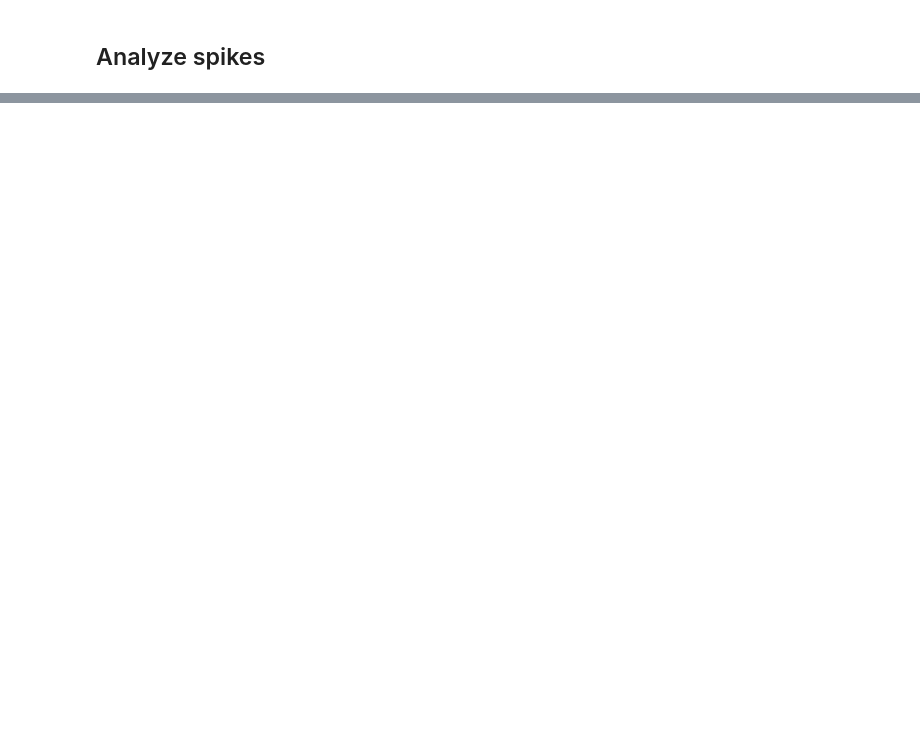
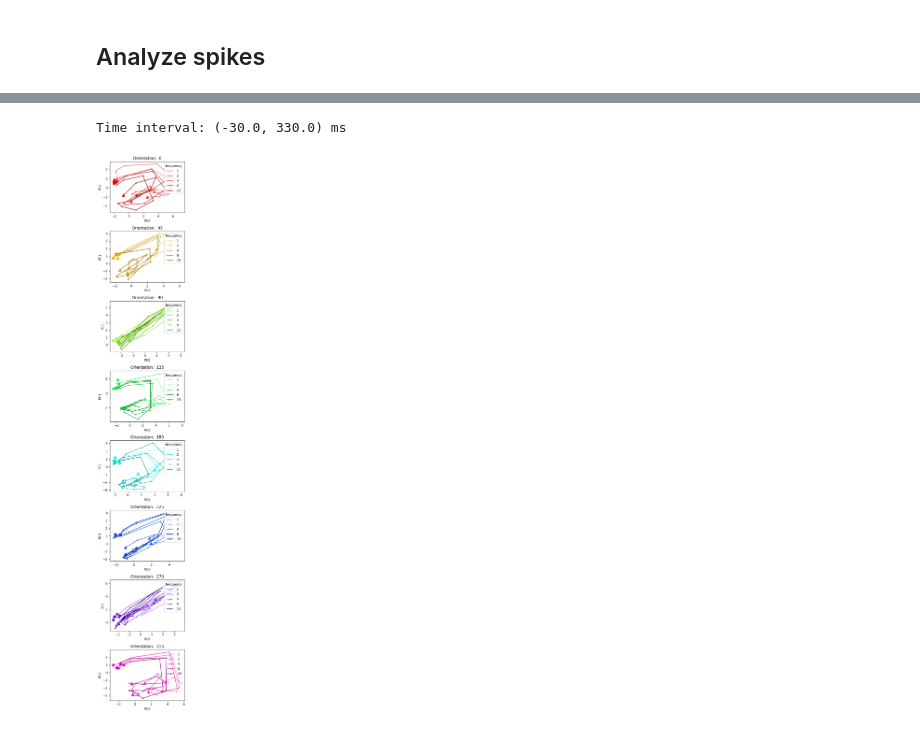
Before and after one commit to chenziao/Analyzing_Allen_Visual_Coding_Neuropixels_Dataset, a Jupyter notebook: Analyze_Visual_Spike.ipynb, the cells around one changed output, grey strips where cells are left out. Cells and saved outputs as stored; diff of their text form; code cells hidden in the pictures; blank space fills up the shorter version.

```diff
--- a/Analyze_Visual_Spike.ipynb
+++ b/Analyze_Visual_Spike.ipynb
@@ -149,0 +189,38 @@ plt.show()
+# %%
+pop_vec_cond = pop_vec.sel(condition_id=condition_id)
+n_orient = pop_vec_cond.orientation.size
+n_tfreq = pop_vec_cond.temporal_frequency.size
+
+cmap = plt.cm.get_cmap('hsv')(np.arange(n_orient) / n_orient)[:, :3]
+def lighten(val, clr):
+    clr1 = 1 - (1 - clr) * 0.5
+    clr2 = clr * 0.6
+    return (1 - val) * clr1 + val * clr2
+# %%
+PC_axis = [0, 1]
+ts = np.linspace(0, 1, n_tfreq)
+_, axs = plt.subplots(n_orient, 1, figsize=(4, 3 * n_orient))
+axs = axs.ravel()
+for i, orient in enumerate(pop_vec_cond.orientation):
+    ax = axs[i]
+    pop_vec_orient = pop_vec_cond.sel(PC=PC_axis, orientation=orient, time_relative_to_stimulus_onset=slice(-0.05, 0.33))
+    for j, tfreq in enumerate(pop_vec_cond.temporal_frequency):
+        clr = lighten(ts[j], cmap[i])
+        pop_vec_tfreq = pop_vec_orient.sel(temporal_frequency=tfreq)
+        ax.plot(*pop_vec_tfreq, color=clr, marker='.', markersize=5, label=f'{tfreq: .0f}')
+        ax.plot(*pop_vec_tfreq[:, 0], linestyle='none', marker='o',
+                markersize=8, markeredgecolor=clr, markerfacecolor=cmap[i])
+        ax.plot(*pop_vec_tfreq[:, -1], linestyle='none', marker='^',
+                markersize=8, markeredgecolor=clr, markerfacecolor=cmap[i])
+    ax.set_xlabel(f'PC{PC_axis[0]:d}')
+    ax.set_ylabel(f'PC{PC_axis[1]:d}')
+    ax.legend(loc='upper right', title='frequency')
+    ax.set_title(f'Orientation: {orient: .0f}')
+plt.legend(loc='upper right', framealpha=0.2)
+plt.tight_layout()
+
+print('Time interval: (%.1f, %.1f) ms' % tuple(1000 * pop_vec_orient.time_relative_to_stimulus_onset[[0, -1]]))
+plt.show()
+# %% [output]
+Time interval: (-30.0, 330.0) ms
+[figure, added]
```
Also changed, not shown: parts of 14 cells of this notebook, 1 other file.
